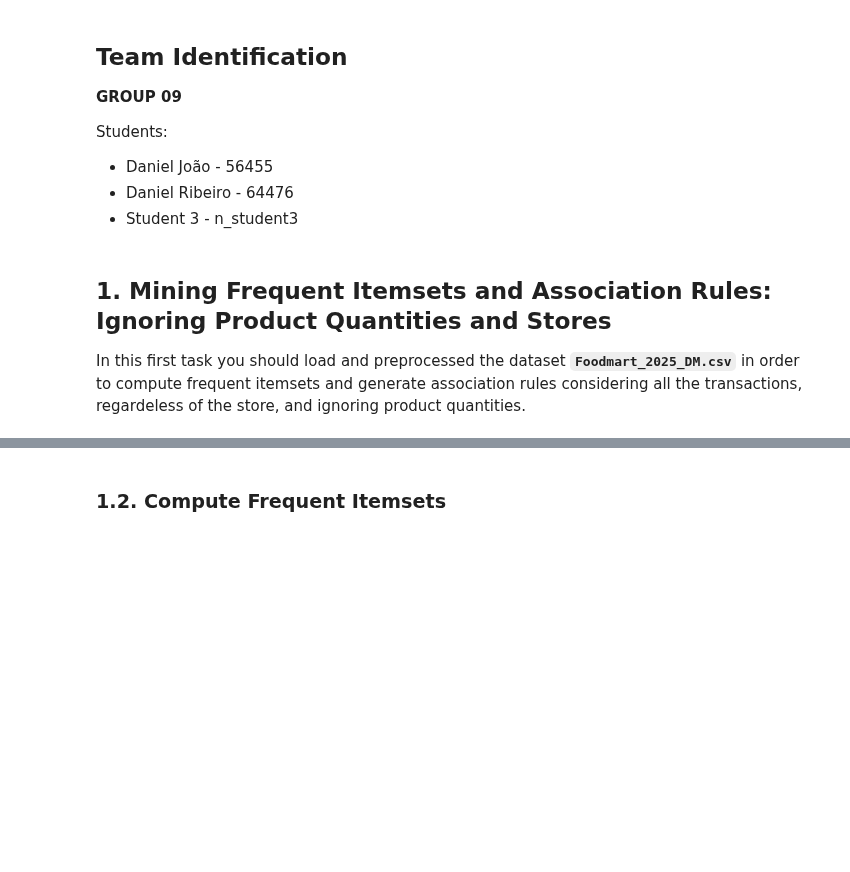
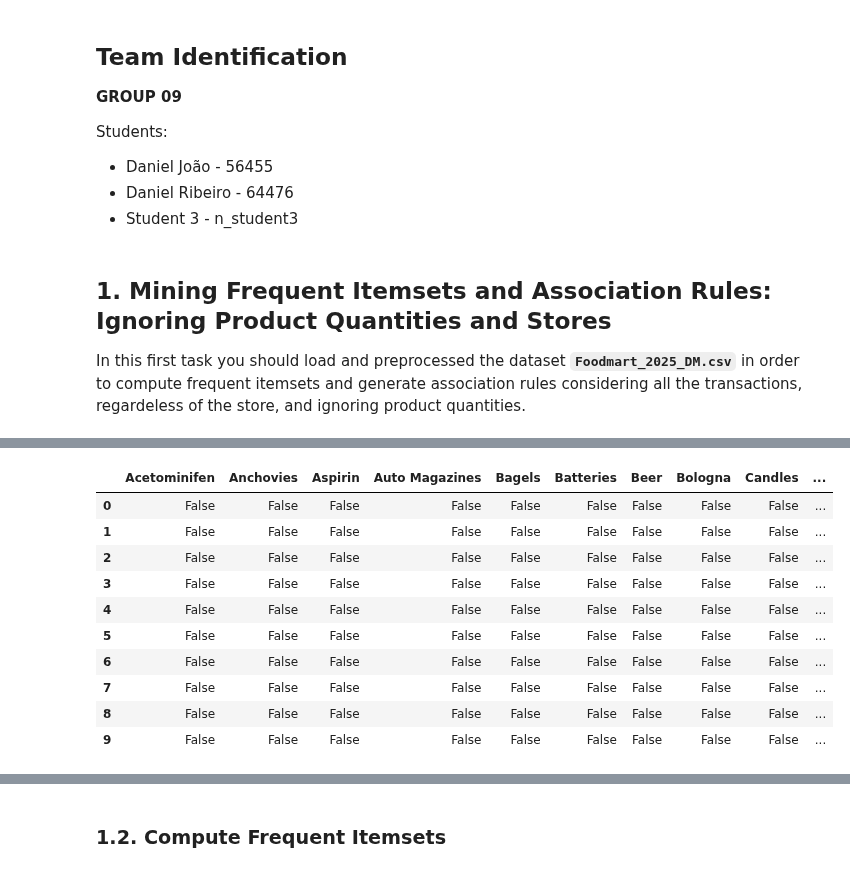
Before and after one commit to ijustsnapped/DataMine_PI, a Jupyter notebook: PD_202425_Project1/PD_202425_Project.ipynb, the cells around one changed output, grey strips where cells are left out. Cells and saved outputs as stored; diff of their text form; code cells hidden in the pictures; blank space fills up the shorter version.

```diff
--- a/PD_202425_Project1/PD_202425_Project.ipynb
+++ b/PD_202425_Project1/PD_202425_Project.ipynb
@@ -82,3 +87,5 @@ import csv
+# %%
+pd.set_option('display.max_columns', None)
 # %% [markdown]
 ### 1.1. Load and Preprocess Dataset
 
@@ -108,0 +103,18 @@ It's probablly a formating issue in some entries have weird characters that form
+# %%
+filename = "Foodmart_2025_DM.csv"
+# %%
+pattern = re.compile(r'(?<=[0-9])(?=[A-Za-z])')
+
+# Read the file lines
+with open(filename, "r", encoding="utf-8") as f:
+    lines = f.readlines()
+
+# Find lines that match the pattern
+bad_lines = [line.strip() for line in lines if pattern.search(line)]
+
+# Print the first 10 problematic lines
+print("Lines with missing commas (showing first 10):")
+for line in bad_lines[:10]:
+    print(line)
+
+print(len(bad_lines))
@@ -108,0 +136,65 @@ It's probablly a formating issue in some entries have weird characters that form
+# %%
+def process_transaction_csv(filename):
+    """
+    Reads the CSV file containing transactions, fixes missing commas between key-value pairs,
+    processes the transactions, and returns a list of transactions.
+    Requires:
+        - The CSV file at `filename` is accessible and readable.
+        - Each line in the file is formatted with key-value pairs in the format "Key=Value".
+        - Some rows may be missing commas between consecutive key-value pairs
+          (e.g., "Pasta=2Waffles=2" should be "Pasta=2,Waffles=2").
+        - The value for each key is numeric, and only keys with a numeric value above 0 should be considered.
+        - Keys that start with a specific prefix (e.g., "STORE_ID") are considered auxiliary and will be ignored.
+    Ensures: The function returns a list of transactions, where each transaction is a list of keys (products)
+    that had a numeric value greater than 0.
+    Returns: list: A list of transactions, each transaction is a list of product keys.
+    """
+
+    with open(filename, "r", encoding="utf-8") as f:
+        data = f.read()
+    data_fixed = re.sub(r'(?<=[0-9])(?=[A-Za-z])', ',', data)
+
+    # Create a file-like object from the fixed data.
+    csvfile = io.StringIO(data_fixed)
+    reader = csv.reader(csvfile, delimiter=',')
+
+    dataset = []
+    for row in reader:
+        transaction = []
+        for kv in row:
+            if '=' in kv:
+                key, value = kv.split('=', 1)
+                key = key.strip()
+                value = value.strip()
+
+                if key.startswith("STORE_ID"):
+                    continue
+                try:
+                    numeric_value = float(value)
+                except ValueError:
+                    continue
+                if numeric_value > 0:
+                    transaction.append(key)
+        dataset.append(transaction)
+
+    return dataset
+
+
+dataset = process_transaction_csv(filename)
+te = TransactionEncoder()
+te_ary = te.fit_transform(dataset)
+binary_foodmart = pd.DataFrame(te_ary, columns=te.columns_)
+
+binary_foodmart.head(10)
+# %% [output]
+|  | Acetominifen | Anchovies | Aspirin | Auto Magazines | Bagels | Batteries | Beer | Bologna | Candles | ... |
+| 0 | False | False | False | False | False | False | False | False | False | ... |
+| 1 | False | False | False | False | False | False | False | False | False | ... |
+| 2 | False | False | False | False | False | False | False | False | False | ... |
+| 3 | False | False | False | False | False | False | False | False | False | ... |
+| 4 | False | False | False | False | False | False | False | False | False | ... |
+| 5 | False | False | False | False | False | False | False | False | False | ... |
+| 6 | False | False | False | False | False | False | False | False | False | ... |
+| 7 | False | False | False | False | False | False | False | False | False | ... |
+| 8 | False | False | False | False | False | False | False | False | False | ... |
+| 9 | False | False | False | False | False | False | False | False | False | ... |
```
Also changed, not shown: parts of 17 cells of this notebook.
